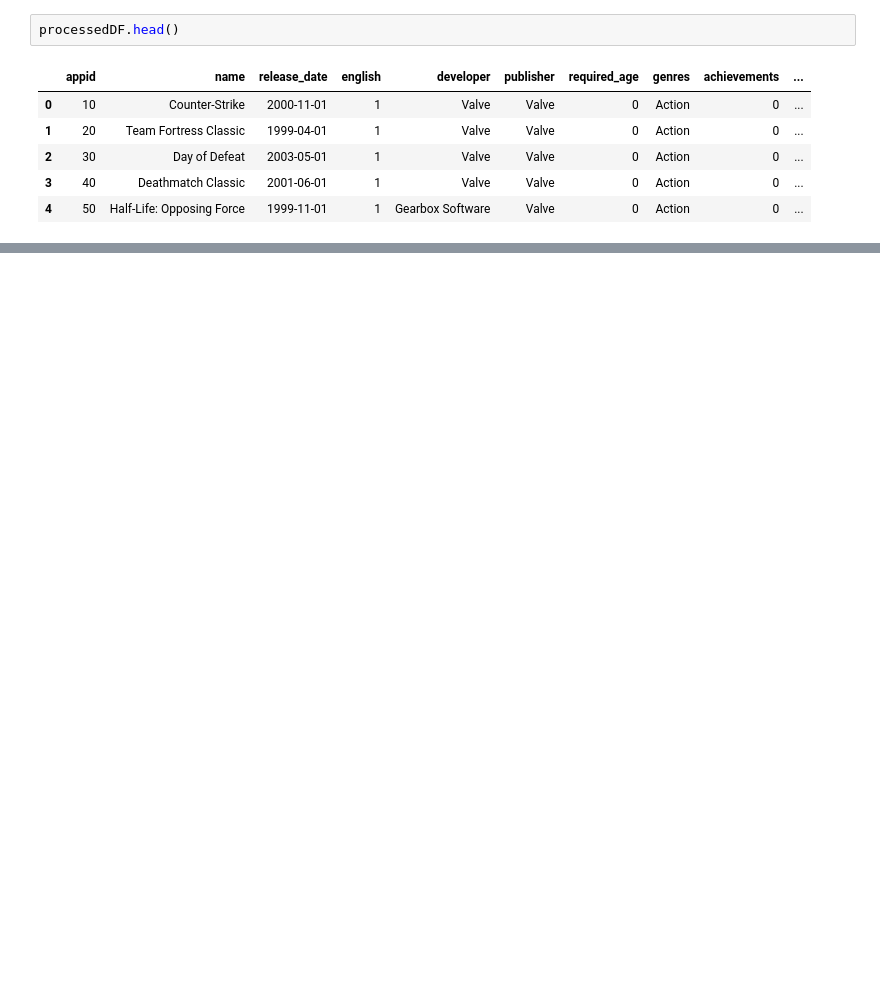
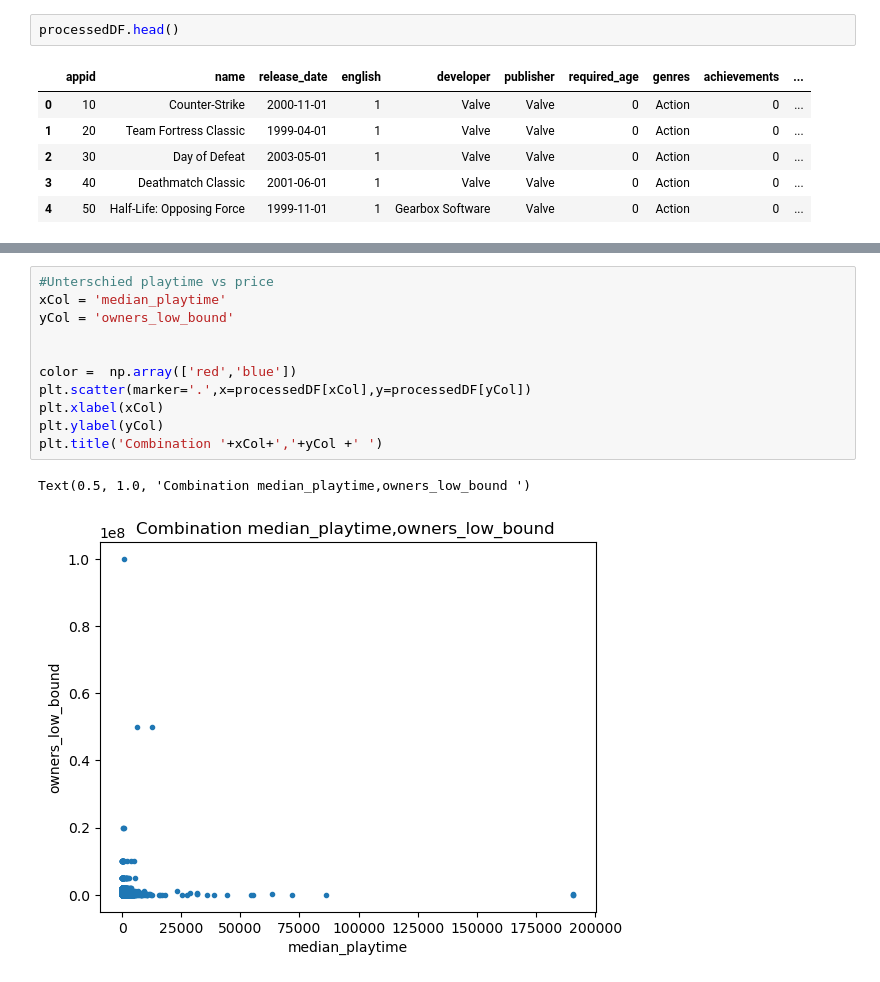
Before and after one commit to Emanum/TU_Visual_Data_Science, a Jupyter notebook: lab2/Steam-Analysis.ipynb, the cells around one changed output, grey strips where cells are left out. Saved outputs shown, nothing was run; the diff lists cells and outputs as text; blank space fills up the shorter version.

```diff
--- a/lab2/Steam-Analysis.ipynb
+++ b/lab2/Steam-Analysis.ipynb
@@ -178,0 +216,14 @@ list(processedDF.columns)
+# %%
+#Unterschied playtime vs price
+xCol = 'median_playtime'
+yCol = 'owners_low_bound'
+
+
+color =  np.array(['red','blue'])
+plt.scatter(marker='.',x=processedDF[xCol],y=processedDF[yCol])
+plt.xlabel(xCol)
+plt.ylabel(yCol)
+plt.title('Combination '+xCol+','+yCol +' ')
+# %% [output]
+Text(0.5, 1.0, 'Combination median_playtime,owners_low_bound ')
+[figure, added]
```
Also changed, not shown: parts of 12 cells of this notebook.
